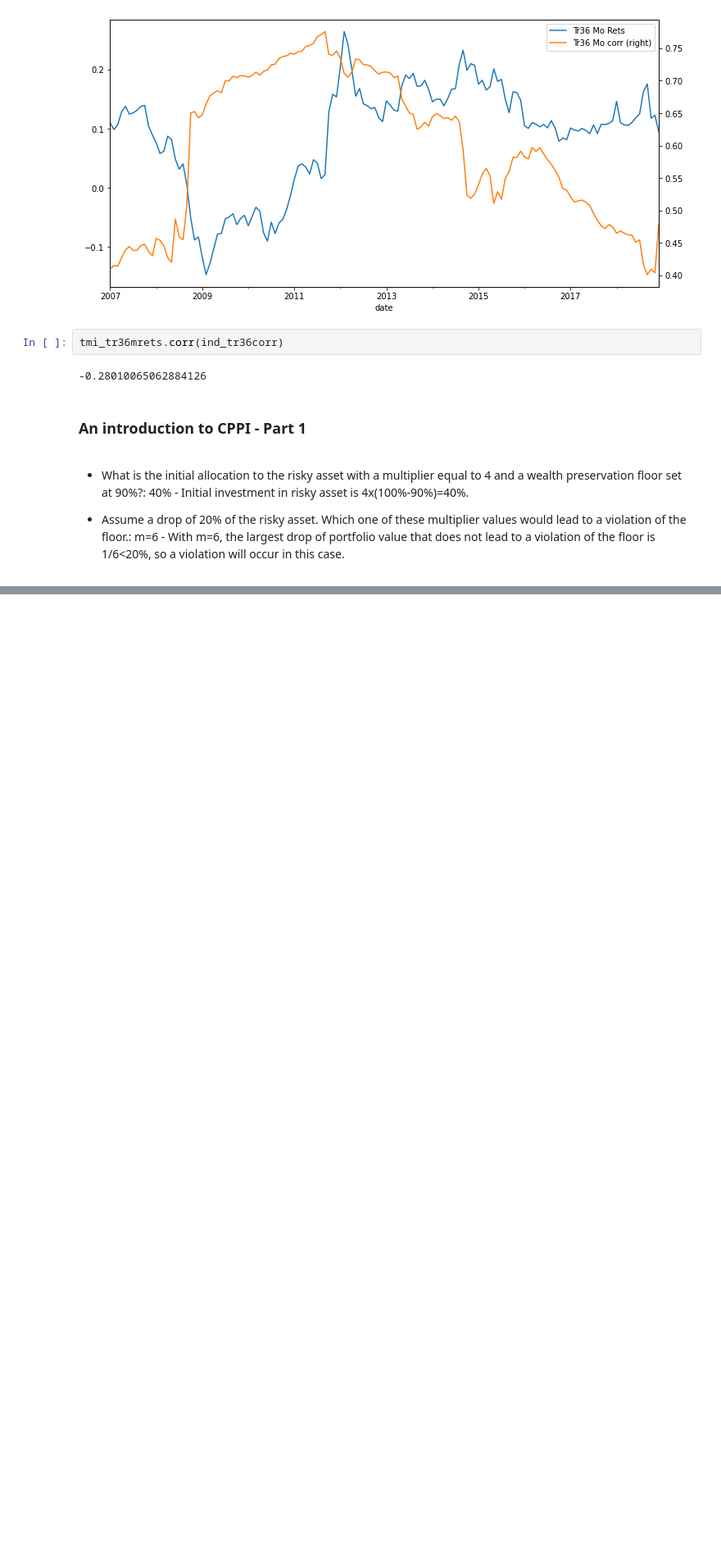
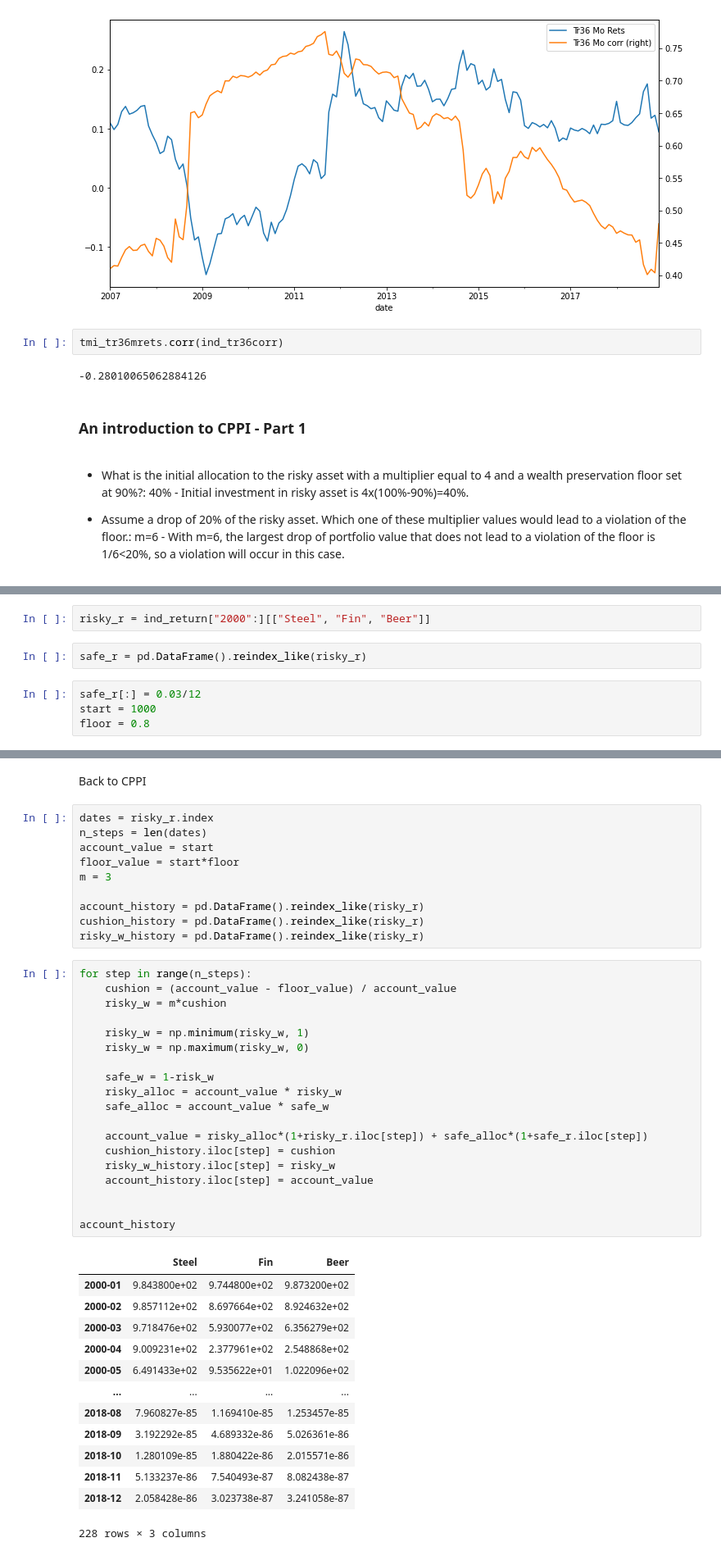
Before and after one commit to anjosma/introduction_portfolio_construction, a Jupyter notebook: notebook.ipynb, the cells around one changed output, grey strips where cells are left out. Shown at 82% size. Drawn from its saved outputs; the diff is of its cells as text; blank space fills up the shorter version.

```diff
--- a/notebook.ipynb
+++ b/notebook.ipynb
@@ -1349,0 +1354,8 @@ tmi_tr36mrets.corr(ind_tr36corr)
+# %%
+risky_r = ind_return["2000":][["Steel", "Fin", "Beer"]]
+# %%
+safe_r = pd.DataFrame().reindex_like(risky_r)
+# %%
+safe_r[:] = 0.03/12
+start = 1000
+floor = 0.8
@@ -1349,0 +1387,45 @@ tmi_tr36mrets.corr(ind_tr36corr)
+# %% [markdown]
+Back to CPPI
+# %%
+dates = risky_r.index
+n_steps = len(dates)
+account_value = start
+floor_value = start*floor
+m = 3
+
+account_history = pd.DataFrame().reindex_like(risky_r)
+cushion_history = pd.DataFrame().reindex_like(risky_r)
+risky_w_history = pd.DataFrame().reindex_like(risky_r)
+# %%
+for step in range(n_steps):
+    cushion = (account_value - floor_value) / account_value
+    risky_w = m*cushion
+
+    risky_w = np.minimum(risky_w, 1)
+    risky_w = np.maximum(risky_w, 0)
+
+    safe_w = 1-risk_w
+    risky_alloc = account_value * risky_w
+    safe_alloc = account_value * safe_w
+
+    account_value = risky_alloc*(1+risky_r.iloc[step]) + safe_alloc*(1+safe_r.iloc[step])
+    cushion_history.iloc[step] = cushion
+    risky_w_history.iloc[step] = risky_w
+    account_history.iloc[step] = account_value
+
+
+account_history
+# %% [output]
+|  | Steel | Fin | Beer |
+| 2000-01 | 9.843800e+02 | 9.744800e+02 | 9.873200e+02 |
+| 2000-02 | 9.857112e+02 | 8.697664e+02 | 8.924632e+02 |
+| 2000-03 | 9.718476e+02 | 5.930077e+02 | 6.356279e+02 |
+| 2000-04 | 9.009231e+02 | 2.377961e+02 | 2.548868e+02 |
+| 2000-05 | 6.491433e+02 | 9.535622e+01 | 1.022096e+02 |
+| ... | ... | ... | ... |
+| 2018-08 | 7.960827e-85 | 1.169410e-85 | 1.253457e-85 |
+| 2018-09 | 3.192292e-85 | 4.689332e-86 | 5.026361e-86 |
+| 2018-10 | 1.280109e-85 | 1.880422e-86 | 2.015571e-86 |
+| 2018-11 | 5.133237e-86 | 7.540493e-87 | 8.082438e-87 |
+| 2018-12 | 2.058428e-86 | 3.023738e-87 | 3.241058e-87 |
+228 rows × 3 columns
```
Also changed, not shown: parts of 10 cells of this notebook.
